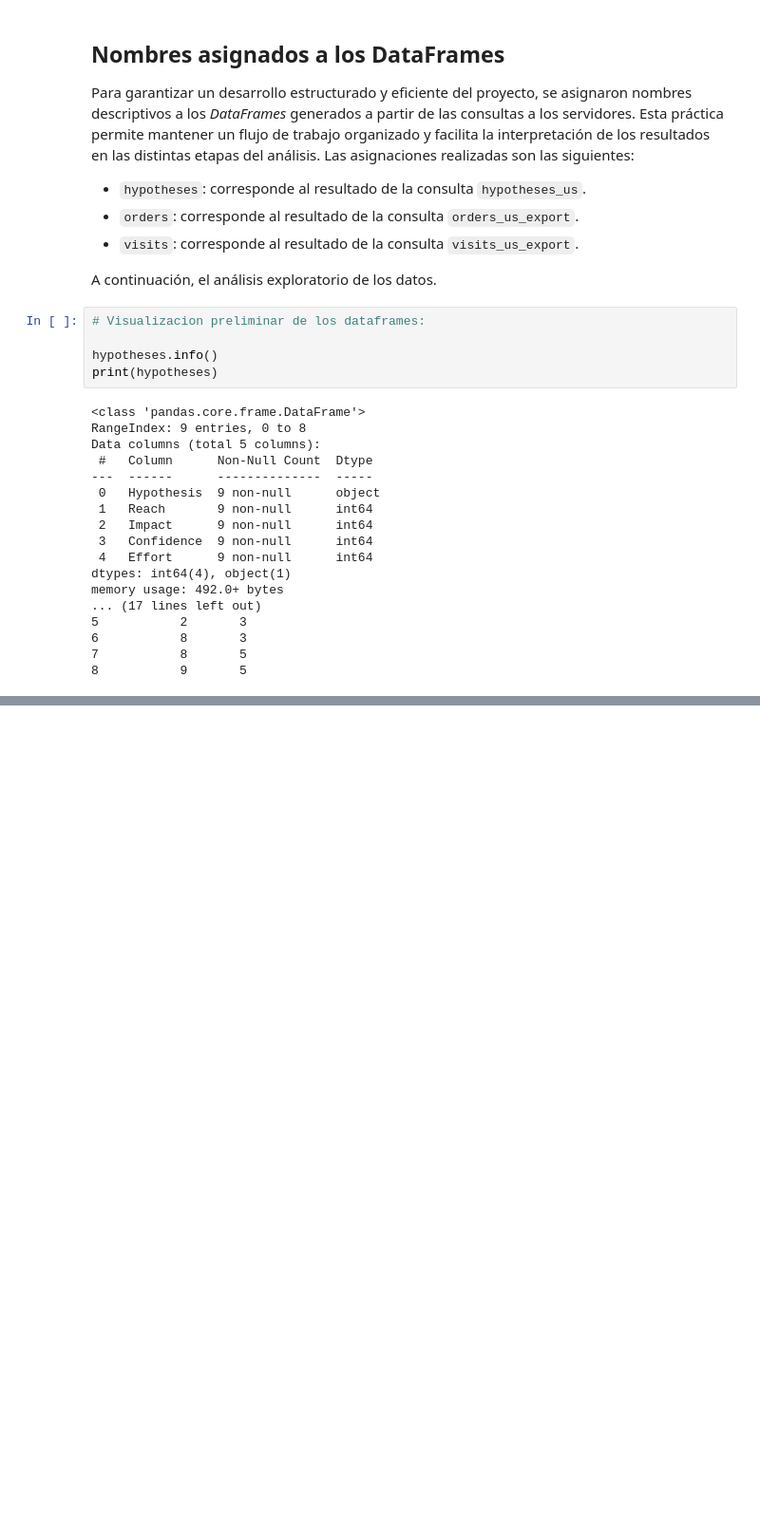
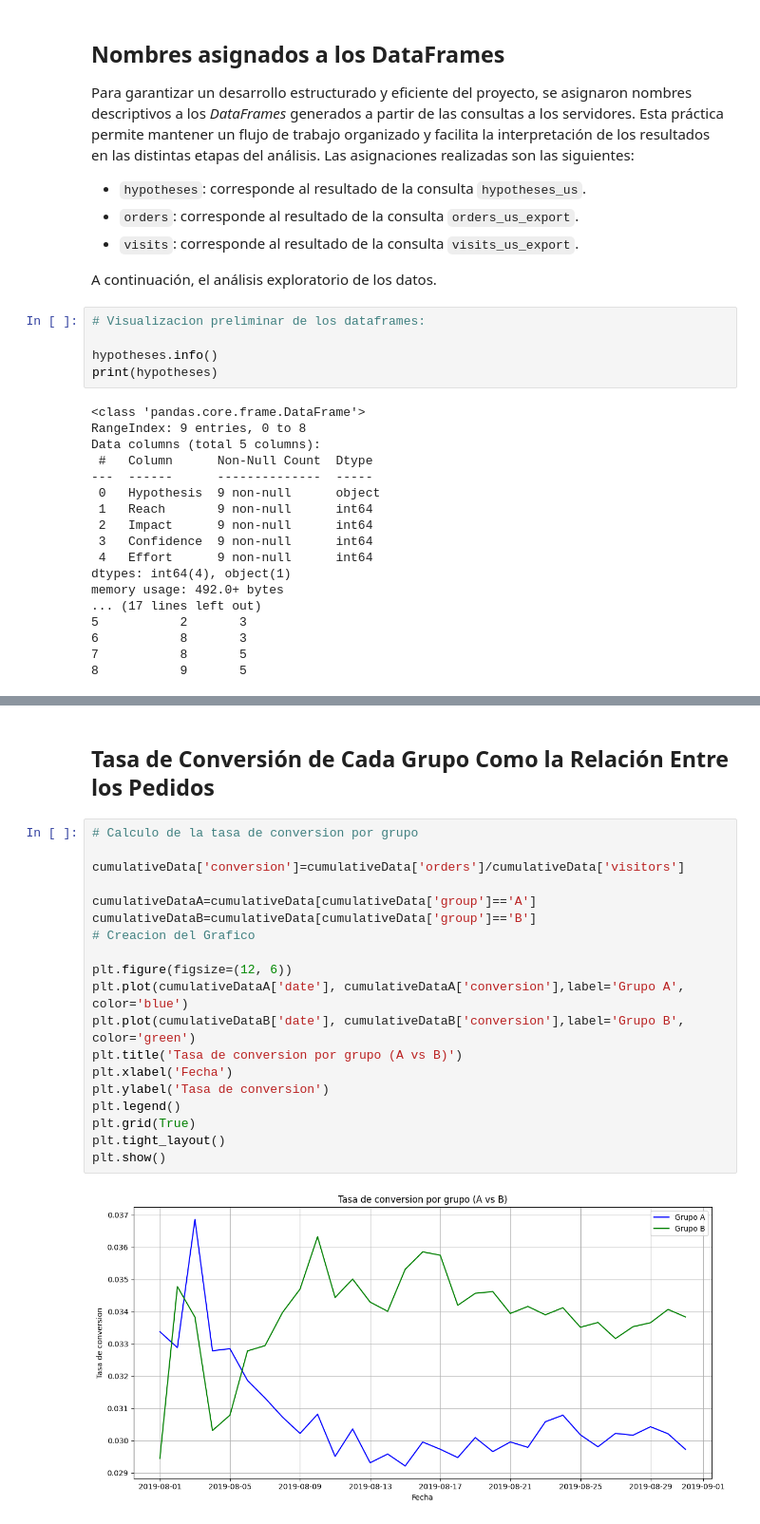
Before and after one commit to DavidRC-Ing/Project_A-B-test, a Jupyter notebook: Project_Ab_test.ipynb, the cells around one changed output, grey strips where cells are left out. Shown: that part at 95% size. Drawn from its saved outputs; the diff is of its cells as text; blank space fills up the shorter version.

```diff
--- a/Project_Ab_test.ipynb
+++ b/Project_Ab_test.ipynb
@@ -126,0 +405,23 @@ memory usage: 1.6+ KB
+# %% [markdown]
+## Tasa de Conversión de Cada Grupo Como la Relación Entre los Pedidos
+# %%
+# Calculo de la tasa de conversion por grupo
+
+cumulativeData['conversion']=cumulativeData['orders']/cumulativeData['visitors']
+
+cumulativeDataA=cumulativeData[cumulativeData['group']=='A']
+cumulativeDataB=cumulativeData[cumulativeData['group']=='B']
+# Creacion del Grafico
+
+plt.figure(figsize=(12, 6))
+plt.plot(cumulativeDataA['date'], cumulativeDataA['conversion'],label='Grupo A', color='blue')
+plt.plot(cumulativeDataB['date'], cumulativeDataB['conversion'],label='Grupo B', color='green')
+plt.title('Tasa de conversion por grupo (A vs B)')
+plt.xlabel('Fecha')
+plt.ylabel('Tasa de conversion')
+plt.legend()
+plt.grid(True)
+plt.tight_layout()
+plt.show()
+# %% [output]
+[figure, added]
```
Also changed, not shown: parts of 25 cells of this notebook.
